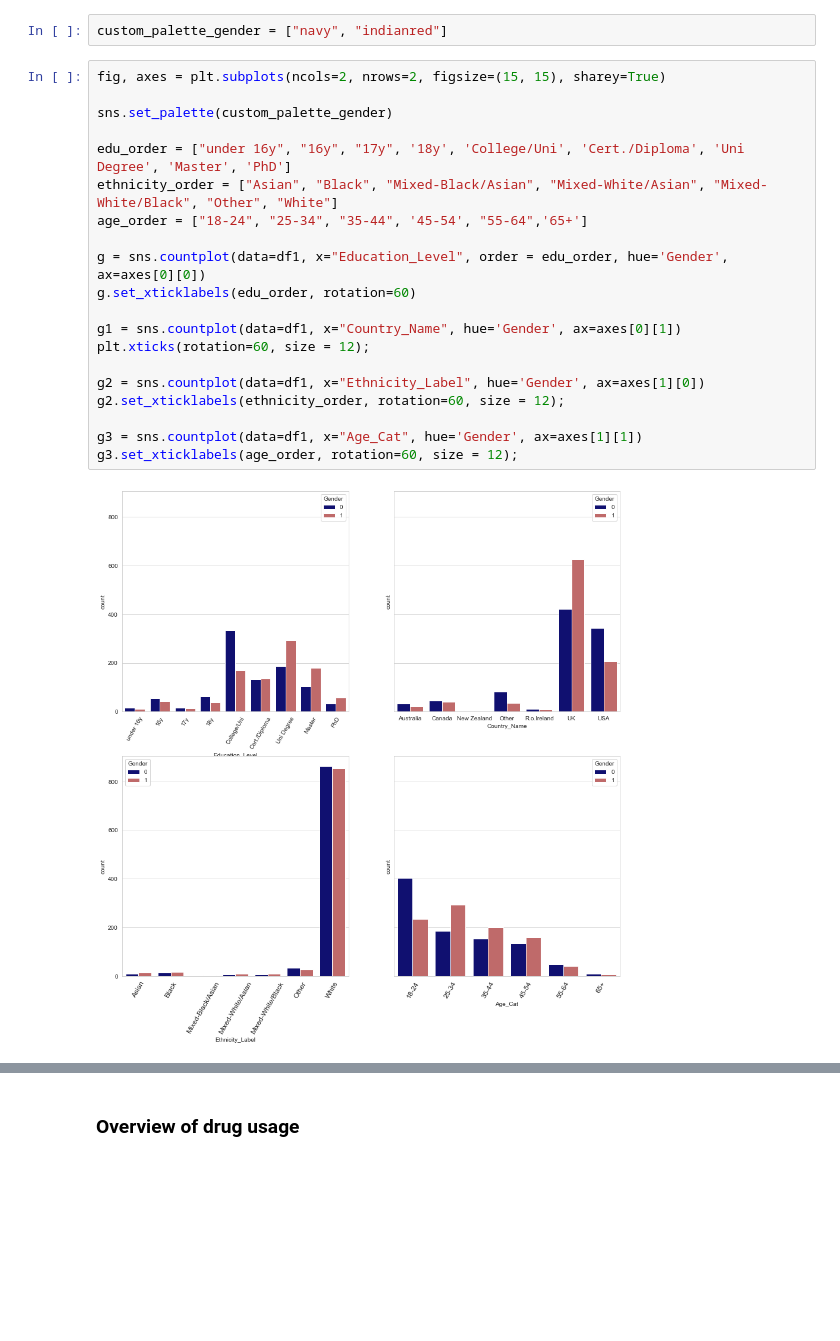
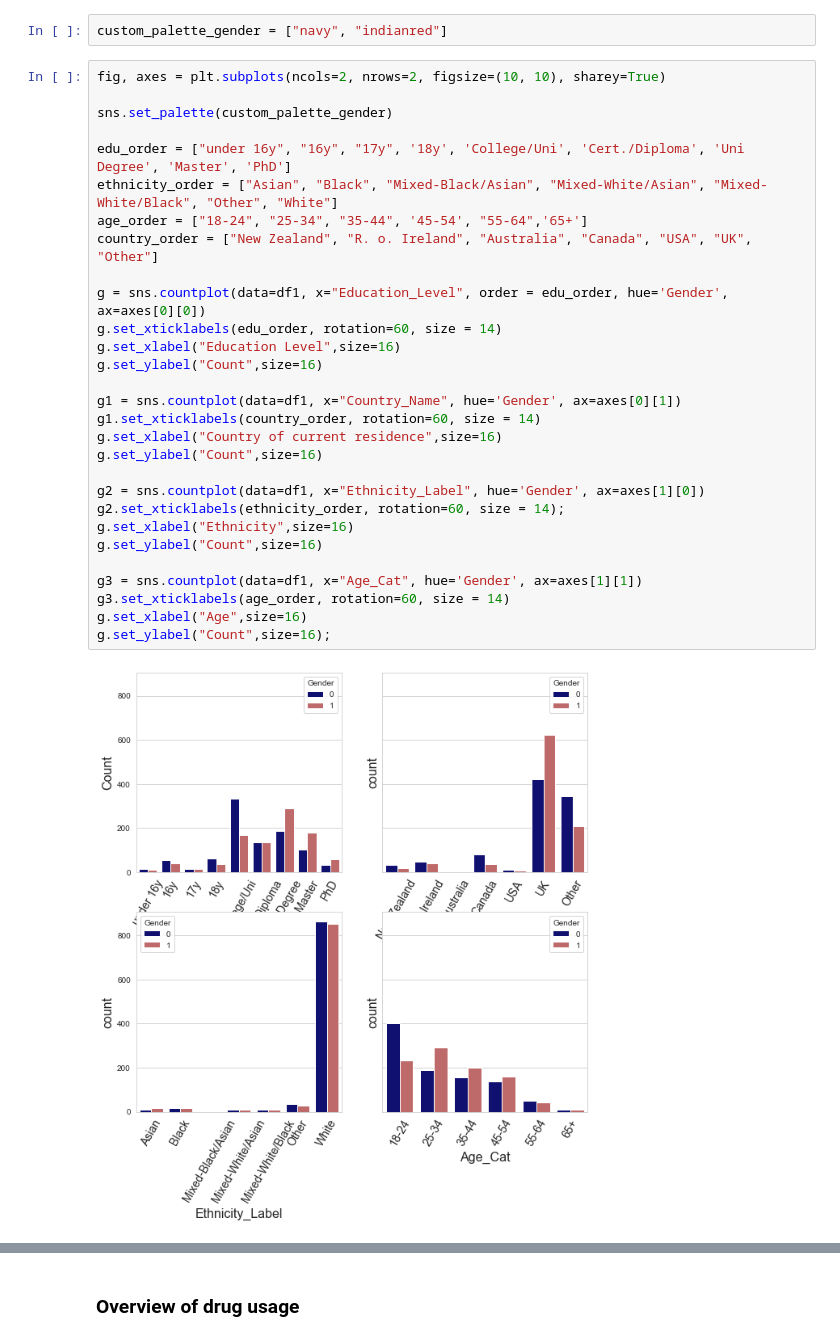
Before and after one commit to SebastianRoetten/Personality_vs_drug_use, a Jupyter notebook: EDA_Laura.ipynb, the cells around one changed output, grey strips where cells are left out. Saved outputs shown, nothing was run; the diff lists cells and outputs as text; blank space fills up the shorter version.

```diff
--- a/EDA_Laura.ipynb
+++ b/EDA_Laura.ipynb
@@ -84,24 +84,33 @@ df1["Age_Cat"] = df1["Age_Cat"].astype("category")
 # %%
 custom_palette_gender = ["navy", "indianred"]
 # %%
-fig, axes = plt.subplots(ncols=2, nrows=2, figsize=(15, 15), sharey=True)
+fig, axes = plt.subplots(ncols=2, nrows=2, figsize=(10, 10), sharey=True)
 
 sns.set_palette(custom_palette_gender)
 
 edu_order = ["under 16y", "16y", "17y", '18y', 'College/Uni', 'Cert./Diploma', 'Uni Degree', 'Master', 'PhD']
 ethnicity_order = ["Asian", "Black", "Mixed-Black/Asian", "Mixed-White/Asian", "Mixed-White/Black", "Other", "White"]
 age_order = ["18-24", "25-34", "35-44", '45-54', "55-64",'65+']
+country_order = ["New Zealand", "R. o. Ireland", "Australia", "Canada", "USA", "UK", "Other"]
 
 g = sns.countplot(data=df1, x="Education_Level", order = edu_order, hue='Gender', ax=axes[0][0])
-g.set_xticklabels(edu_order, rotation=60)
+g.set_xticklabels(edu_order, rotation=60, size = 14)
+g.set_xlabel("Education Level",size=16)
+g.set_ylabel("Count",size=16)
 
 g1 = sns.countplot(data=df1, x="Country_Name", hue='Gender', ax=axes[0][1])
-plt.xticks(rotation=60, size = 12);
+g1.set_xticklabels(country_order, rotation=60, size = 14)
+g.set_xlabel("Country of current residence",size=16)
+g.set_ylabel("Count",size=16)
 
 g2 = sns.countplot(data=df1, x="Ethnicity_Label", hue='Gender', ax=axes[1][0])
-g2.set_xticklabels(ethnicity_order, rotation=60, size = 12);
+g2.set_xticklabels(ethnicity_order, rotation=60, size = 14);
+g.set_xlabel("Ethnicity",size=16)
+g.set_ylabel("Count",size=16)
 
 g3 = sns.countplot(data=df1, x="Age_Cat", hue='Gender', ax=axes[1][1])
-g3.set_xticklabels(age_order, rotation=60, size = 12);
+g3.set_xticklabels(age_order, rotation=60, size = 14)
+g.set_xlabel("Age",size=16)
+g.set_ylabel("Count",size=16);
 # %% [output]
-[figure, old version]
+[figure, new version]
```
Also changed, not shown: parts of 12 cells of this notebook.
